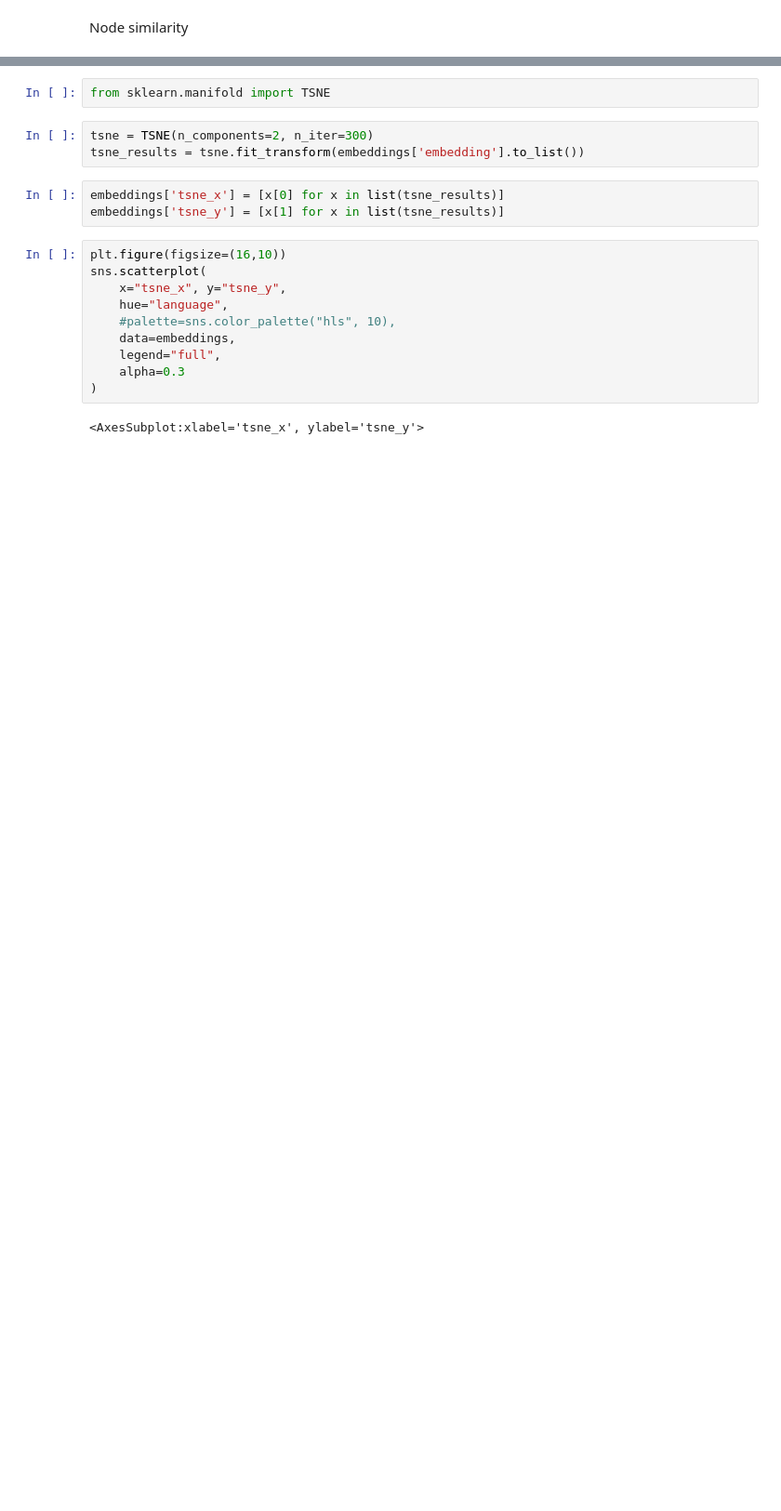
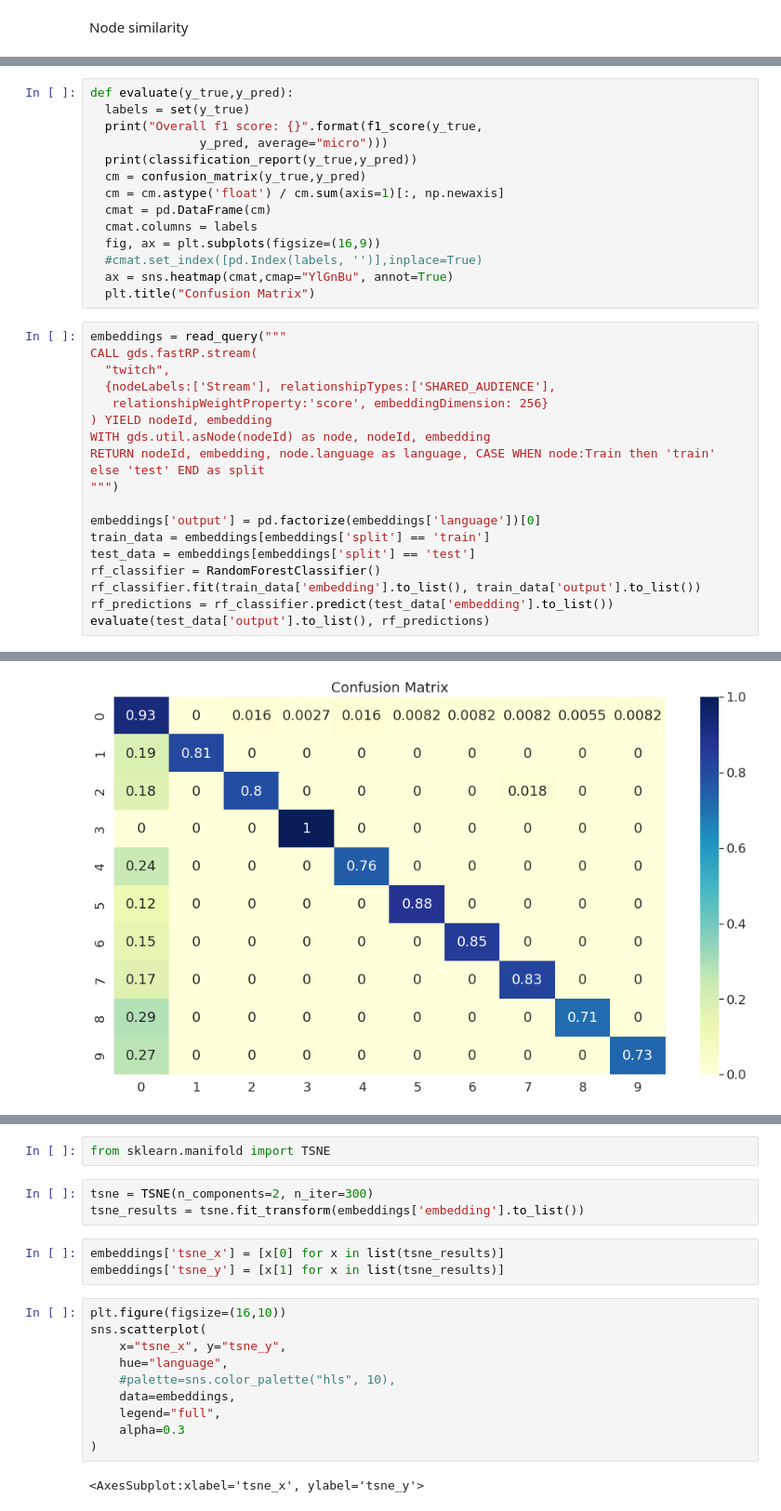
Before and after one commit to tomasonjo/blogs, a Jupyter notebook: twitch_analysis/Twitch classification.ipynb, the cells around one changed output, grey strips where cells are left out. Shown at 93% size. Cells and saved outputs as stored; diff of their text form; blank space fills up the shorter version.

Commit message:
Update classification

```diff
--- a/twitch_analysis/Twitch classification.ipynb
+++ b/twitch_analysis/Twitch classification.ipynb
@@ -274,0 +289,33 @@ RETURN nodeId, embedding, l.name as language
+# %%
+def evaluate(y_true,y_pred):
+  labels = set(y_true)
+  print("Overall f1 score: {}".format(f1_score(y_true,
+               y_pred, average="micro")))
+  print(classification_report(y_true,y_pred))
+  cm = confusion_matrix(y_true,y_pred)
+  cm = cm.astype('float') / cm.sum(axis=1)[:, np.newaxis]
+  cmat = pd.DataFrame(cm)
+  cmat.columns = labels
+  fig, ax = plt.subplots(figsize=(16,9))
+  #cmat.set_index([pd.Index(labels, '')],inplace=True)
+  ax = sns.heatmap(cmat,cmap="YlGnBu", annot=True)
+  plt.title("Confusion Matrix")
+# %%
+embeddings = read_query("""
+CALL gds.fastRP.stream(
+  "twitch",
+  {nodeLabels:['Stream'], relationshipTypes:['SHARED_AUDIENCE'],
+   relationshipWeightProperty:'score', embeddingDimension: 256}
+) YIELD nodeId, embedding
+WITH gds.util.asNode(nodeId) as node, nodeId, embedding
+RETURN nodeId, embedding, node.language as language, CASE WHEN node:Train then 'train' else 'test' END as split
+""")
+
+embeddings['output'] = pd.factorize(embeddings['language'])[0]
+train_data = embeddings[embeddings['split'] == 'train']
+test_data = embeddings[embeddings['split'] == 'test']
+rf_classifier = RandomForestClassifier()
+rf_classifier.fit(train_data['embedding'].to_list(), train_data['output'].to_list())
+rf_predictions = rf_classifier.predict(test_data['embedding'].to_list())
+evaluate(test_data['output'].to_list(), rf_predictions)
+# %% [output]
@@ -274,0 +339 @@ RETURN nodeId, embedding, l.name as language
+[figure, added]
```
Also changed, not shown: parts of 29 cells of this notebook.
